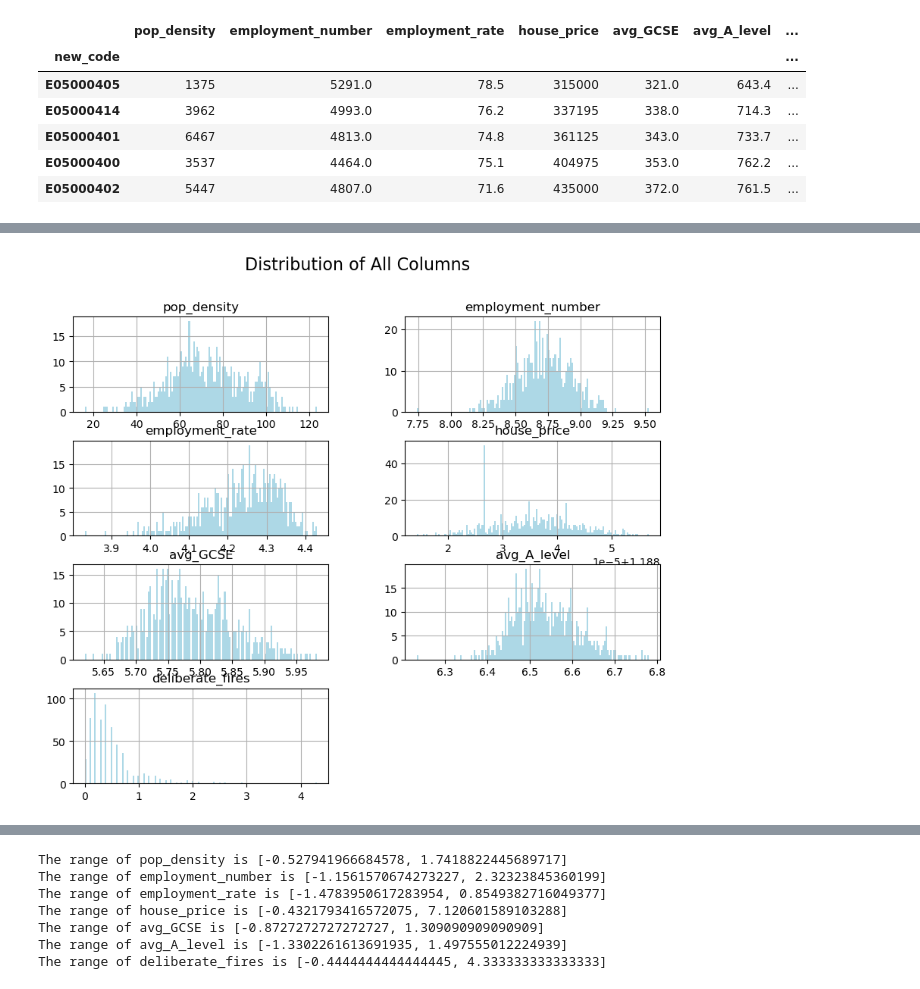
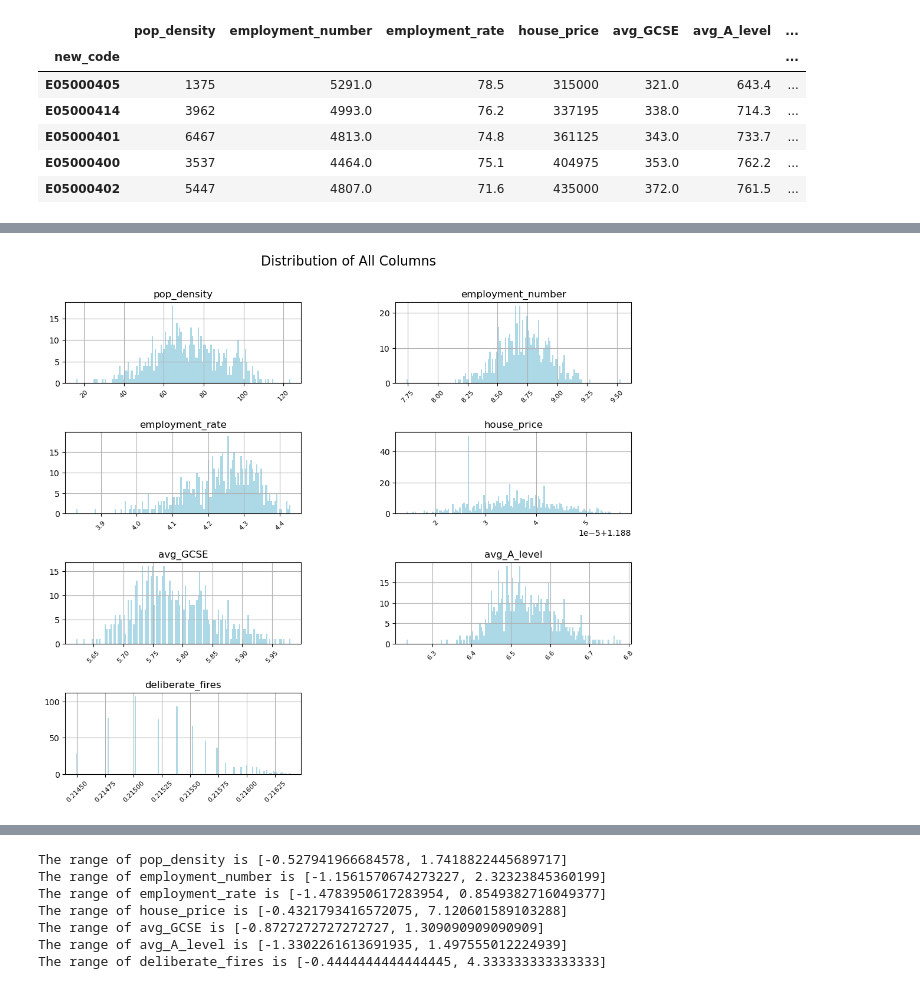
Before and after one commit to KKKKKennyy/CASA0006_Ass, a Jupyter notebook: Ass.ipynb, the cells around one changed output, grey strips where cells are left out. Cells and saved outputs as stored; diff of their text form; code cells hidden in the pictures.

```diff
--- a/Ass.ipynb
+++ b/Ass.ipynb
@@ -36,7 +72,7 @@ from spopt.region import MaxPHeuristic as MaxP
 ## 3.2 Load Data and Preprocessing
 # %%
 # Load original data
-file_path = 'Data/Wards-profiles.csv'
+file_path = 'Wards-profiles.csv'
 df = pd.read_csv(file_path, na_values=['n/a'])
 # %%
 # Check basic info of dataframe to know which column might need to be handle
@@ -119,7 +165,7 @@ df_drop_na.shape
 (658, 9)
 # %%
 # Load shape file for plotting
-london_shape = gpd.read_file("Data/ESRI/London_Ward.shp")
+london_shape = gpd.read_file("London_Ward.shp")
 print(london_shape.crs)
 # %% [output]
 PROJCS["OSGB36 / British National Grid",GEOGCS["OSGB36",DATUM["Ordnance_Survey_of_Great_Britain_1936",SPHEROID["Airy 1830",6377563.396,299.3249646,AUTHORITY["EPSG","7001"]],AUTHORITY["EPSG","6277"]],P ...
@@ -235,6 +304,15 @@ memory usage: 39.0+ KB
 # %%
 # Plot distribution of all columns
-ax = raw.hist(bins=150, layout=(4,2), figsize=(10, 8), color='lightblue')
+ax = raw.hist(bins=150, layout=(4,2), figsize=(12, 10), color='lightblue')
+
+# Loop through all axes to set x-tick labels rotation
+for axis in ax.flatten():
+    # Rotate x-tick labels
+    for label in axis.get_xticklabels():
+        label.set_rotation(45)  # Rotate labels to 45 degrees
+        label.set_fontsize(8)
+
+plt.subplots_adjust(left=0.1, right=0.9, top=0.9, bottom=0.1, wspace=0.4, hspace=0.6)
 
 # Add a title
 plt.suptitle('Distribution of All Columns', fontsize=16)
@@ -247,21 +351,33 @@ raw_log = raw.copy()
 target_columns_log = ['employment_number', 'employment_rate', 'avg_GCSE', 'avg_A_level']
 
 # Log transformation
-raw_log[target_columns_log] = raw_log[target_columns_log].apply(lambda x: np.log(x + 0.01))  # In order to avoid log(0), using x+0.01 here
+raw_log[target_columns_log] = raw_log[target_columns_log].apply(lambda x: np.log(x))
 
 # Box-Cox transformation
 # stats.boxcox requires data must be 1-dimensional, so we have to handle those two columns separately
 raw_log['pop_density'], fitted_lambda = stats.boxcox(raw_log['pop_density'])
 raw_log['house_price'], fitted_lambda = stats.boxcox(raw_log['house_price'])
+
+raw_log['deliberate_fires'] = raw_log['deliberate_fires']+2.78
+raw_log['deliberate_fires'], fitted_lambda = stats.boxcox(raw_log['deliberate_fires'])
 # %%
 # Plot distribution of all columns after log and box-cox transformation
-ax = raw_log.hist(bins=150, layout=(4,2), figsize=(10, 8), color='lightblue')
+ax = raw_log.hist(bins=150, layout=(4,2), figsize=(12, 10), color='lightblue')
+
+# Loop through all axes to set x-tick labels rotation
+for axis in ax.flatten():
+    # Rotate x-tick labels
+    for label in axis.get_xticklabels():
+        label.set_rotation(45)  # Rotate labels to 45 degrees
+        label.set_fontsize(8)
+
+plt.subplots_adjust(left=0.1, right=0.9, top=0.9, bottom=0.1, wspace=0.4, hspace=0.6)
 
 # Add a title
 plt.suptitle('Distribution of All Columns', fontsize=16)
 plt.show()
 # %% [output]
-[figure, old version]
+[figure, new version]
 # %%
 # Set configurations of plot
 fig, axes = plt.subplots(nrows=3, ncols=3, figsize=(10, 8))
```
Also changed, not shown: parts of 45 cells of this notebook.
